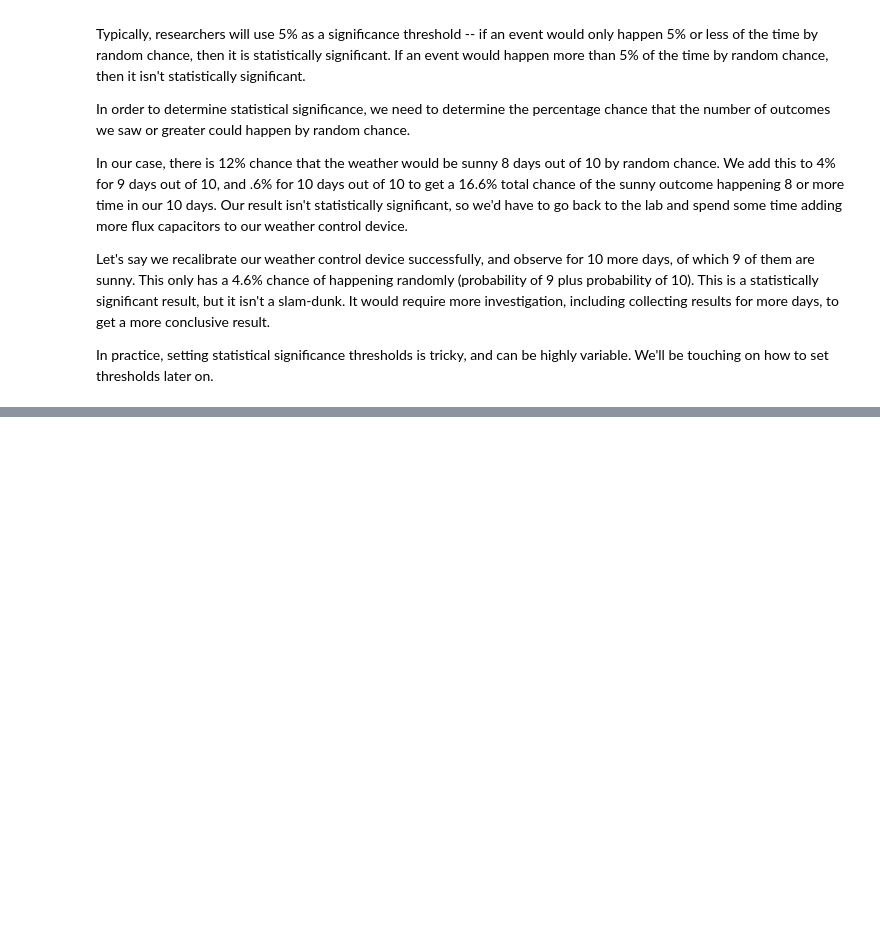
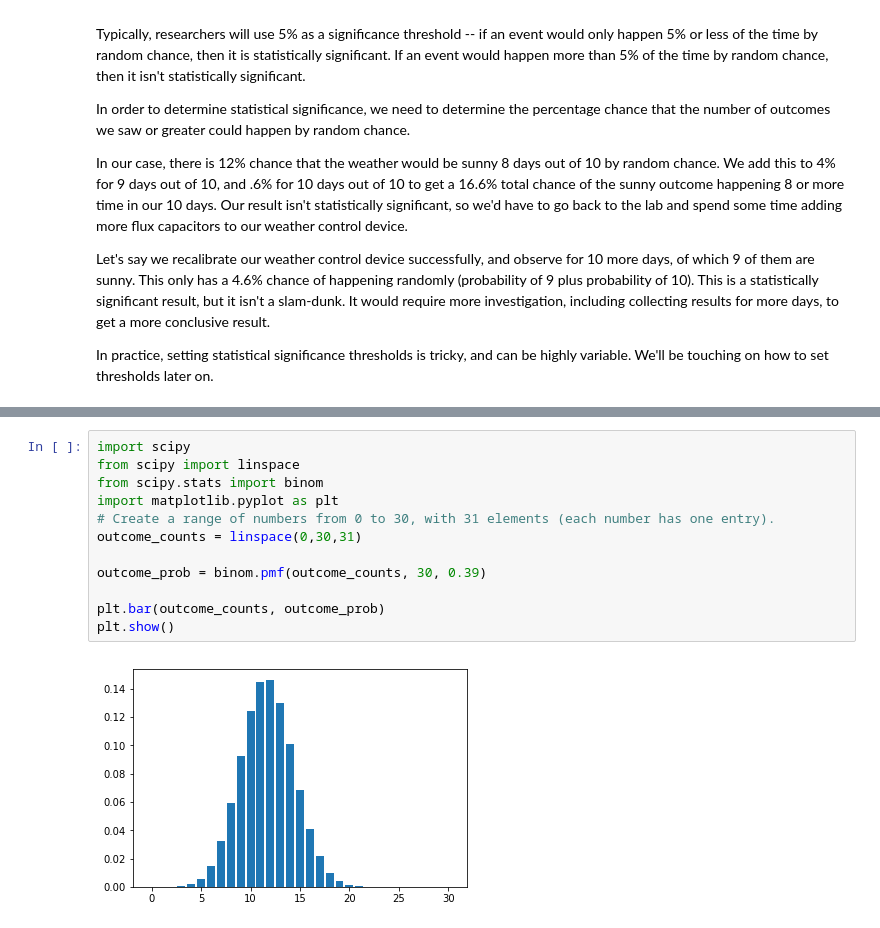
Before and after one commit to AnkushKhanna/learning-python-data-quest, a Jupyter notebook: statistics/probability_bike_rental.ipynb, the cells around one changed output, grey strips where cells are left out. Saved outputs shown, nothing was run; the diff lists cells and outputs as text; blank space fills up the shorter version.

```diff
--- a/statistics/probability_bike_rental.ipynb
+++ b/statistics/probability_bike_rental.ipynb
@@ -97,0 +156,14 @@ In practice, setting statistical significance thresholds is tricky, and can be h
+# %%
+import scipy
+from scipy import linspace
+from scipy.stats import binom
+import matplotlib.pyplot as plt
+# Create a range of numbers from 0 to 30, with 31 elements (each number has one entry).
+outcome_counts = linspace(0,30,31)
+
+outcome_prob = binom.pmf(outcome_counts, 30, 0.39)
+
+plt.bar(outcome_counts, outcome_prob)
+plt.show()
+# %% [output]
+[figure, added]
```
Also changed, not shown: parts of 8 cells of this notebook, 26 other files.
